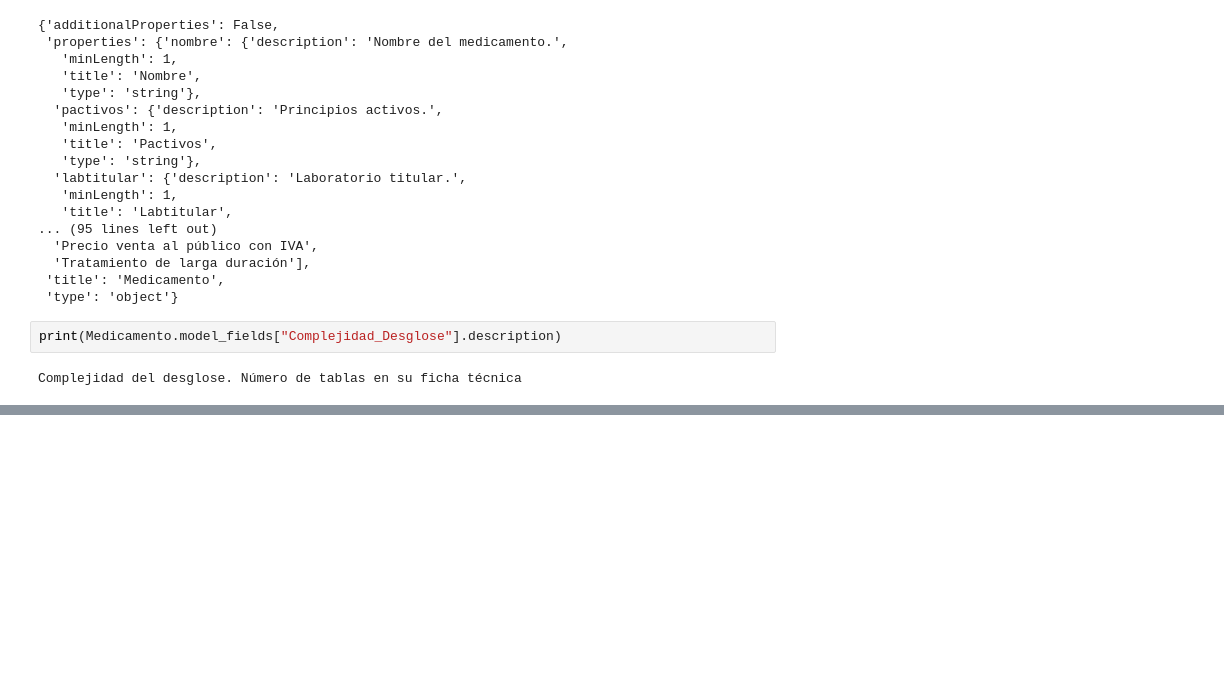
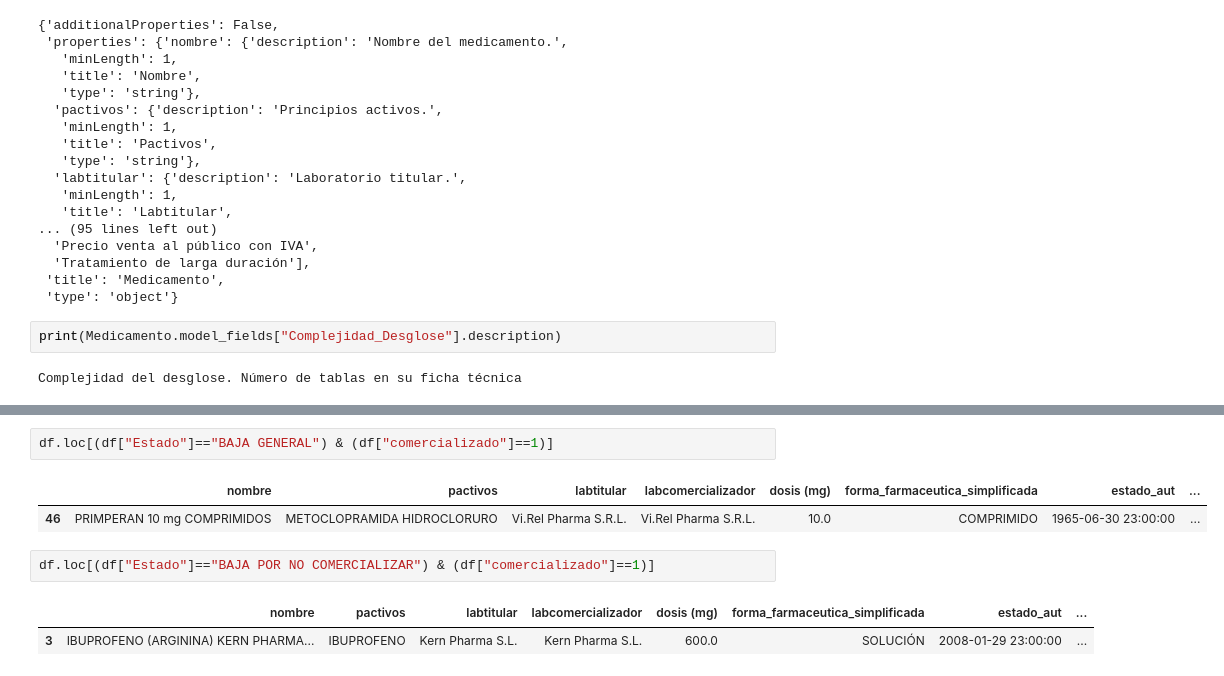
Before and after one commit to Chicloneo/Proyecto-Ingenieria-Dato, a Jupyter notebook: Notebooks/HU-4.ipynb, the cells around one changed output, grey strips where cells are left out. Saved outputs shown, nothing was run; the diff lists cells and outputs as text; blank space fills up the shorter version.

```diff
--- a/Notebooks/HU-4.ipynb
+++ b/Notebooks/HU-4.ipynb
@@ -1216,0 +1231,10 @@ Complejidad del desglose. Número de tablas en su ficha técnica
+# %%
+df.loc[(df["Estado"]=="BAJA GENERAL") & (df["comercializado"]==1)]
+# %% [output]
+|  | nombre | pactivos | labtitular | labcomercializador | dosis (mg) | forma_farmaceutica_simplificada | estado_aut | ... |
+| 46 | PRIMPERAN 10 mg COMPRIMIDOS | METOCLOPRAMIDA HIDROCLORURO | Vi.Rel Pharma S.R.L. | Vi.Rel Pharma S.R.L. | 10.0 | COMPRIMIDO | 1965-06-30 23:00:00 | ... |
+# %%
+df.loc[(df["Estado"]=="BAJA POR NO COMERCIALIZAR") & (df["comercializado"]==1)]
+# %% [output]
+|  | nombre | pactivos | labtitular | labcomercializador | dosis (mg) | forma_farmaceutica_simplificada | estado_aut | ... |
+| 3 | IBUPROFENO (ARGININA) KERN PHARMA... | IBUPROFENO | Kern Pharma S.L. | Kern Pharma S.L. | 600.0 | SOLUCIÓN | 2008-01-29 23:00:00 | ... |
```
Also changed, not shown: parts of 7 cells of this notebook, 30 other files.
